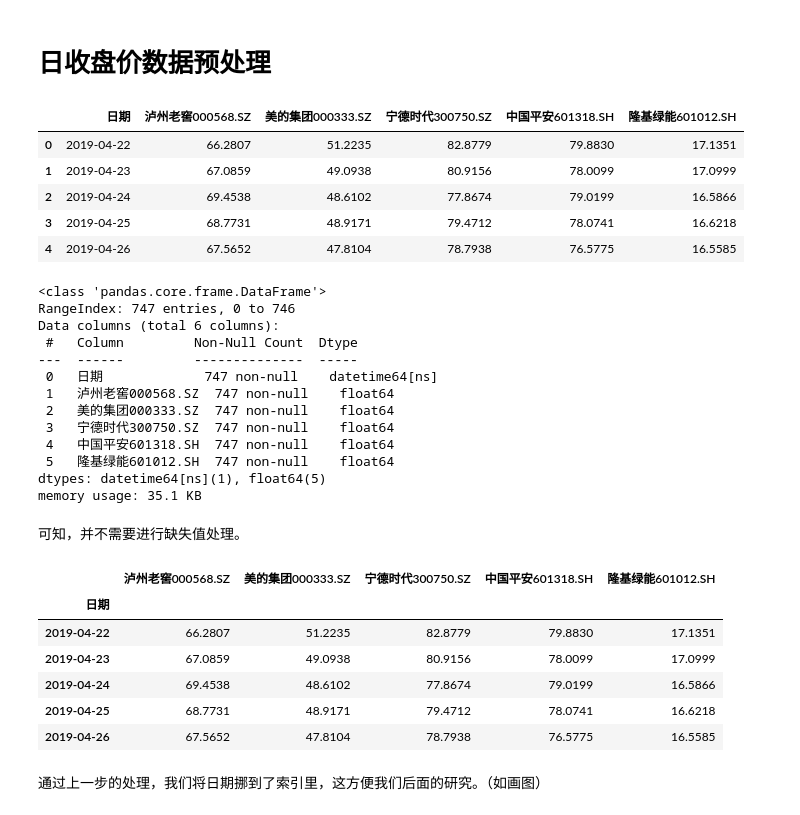
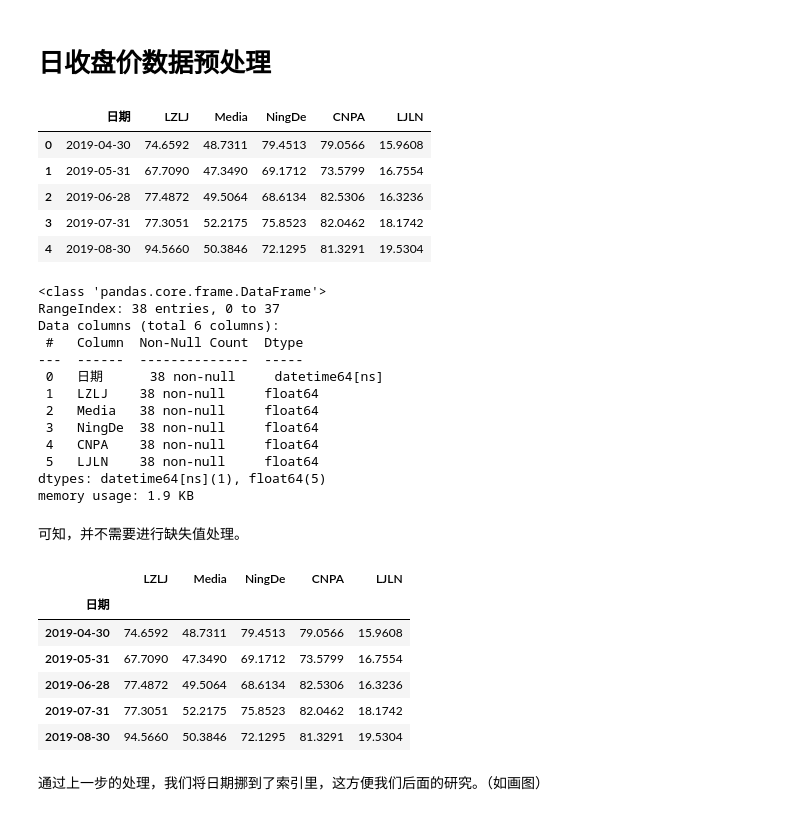
Before and after one commit to Monsoon007/Markowitz-Efficient-Frontier, a Jupyter notebook: 股票有效组合.ipynb, the cells around one changed output. Drawn from its saved outputs; the diff is of its cells as text; code cells hidden in the pictures.

```diff
--- a/股票有效组合.ipynb
+++ b/股票有效组合.ipynb
@@ -9,31 +10,31 @@ import numpy as np
 # %%
-stocks_daily_price = pd.read_excel('五只股票前复权收盘价数据.xlsx')
+stocks_daily_price = pd.read_excel('月度数据.xlsx')
 
 stocks_daily_price.head()
 # stocks_daily_price.columns
 # %% [output]
-|  | 日期 | 泸州老窖000568.SZ | 美的集团000333.SZ | 宁德时代300750.SZ | 中国平安601318.SH | 隆基绿能601012.SH |
-| 0 | 2019-04-22 | 66.2807 | 51.2235 | 82.8779 | 79.8830 | 17.1351 |
-| 1 | 2019-04-23 | 67.0859 | 49.0938 | 80.9156 | 78.0099 | 17.0999 |
-| 2 | 2019-04-24 | 69.4538 | 48.6102 | 77.8674 | 79.0199 | 16.5866 |
-| 3 | 2019-04-25 | 68.7731 | 48.9171 | 79.4712 | 78.0741 | 16.6218 |
-| 4 | 2019-04-26 | 67.5652 | 47.8104 | 78.7938 | 76.5775 | 16.5585 |
+|  | 日期 | LZLJ | Media | NingDe | CNPA | LJLN |
+| 0 | 2019-04-30 | 74.6592 | 48.7311 | 79.4513 | 79.0566 | 15.9608 |
+| 1 | 2019-05-31 | 67.7090 | 47.3490 | 69.1712 | 73.5799 | 16.7554 |
+| 2 | 2019-06-28 | 77.4872 | 49.5064 | 68.6134 | 82.5306 | 16.3236 |
+| 3 | 2019-07-31 | 77.3051 | 52.2175 | 75.8523 | 82.0462 | 18.1742 |
+| 4 | 2019-08-30 | 94.5660 | 50.3846 | 72.1295 | 81.3291 | 19.5304 |
 # %%
 stocks_daily_price.info()
 # %% [output]
 <class 'pandas.core.frame.DataFrame'>
-RangeIndex: 747 entries, 0 to 746
+RangeIndex: 38 entries, 0 to 37
 Data columns (total 6 columns):
- #   Column         Non-Null Count  Dtype
----  ------         --------------  -----
- 0   日期             747 non-null    datetime64[ns]
- 1   泸州老窖000568.SZ  747 non-null    float64
- 2   美的集团000333.SZ  747 non-null    float64
- 3   宁德时代300750.SZ  747 non-null    float64
- 4   中国平安601318.SH  747 non-null    float64
- 5   隆基绿能601012.SH  747 non-null    float64
+ #   Column  Non-Null Count  Dtype
+---  ------  --------------  -----
+ 0   日期      38 non-null     datetime64[ns]
+ 1   LZLJ    38 non-null     float64
+ 2   Media   38 non-null     float64
+ 3   NingDe  38 non-null     float64
+ 4   CNPA    38 non-null     float64
+ 5   LJLN    38 non-null     float64
 dtypes: datetime64[ns](1), float64(5)
-memory usage: 35.1 KB
+memory usage: 1.9 KB
 # %% [markdown]
 可知，并不需要进行缺失值处理。
 # %%
@@ -43,13 +44,13 @@ stocks_daily_price.drop(labels=['日期'],axis=1,inplace=True)
 
 stocks_daily_price.head()
 # %% [output]
-|  | 泸州老窖000568.SZ | 美的集团000333.SZ | 宁德时代300750.SZ | 中国平安601318.SH | 隆基绿能601012.SH |
+|  | LZLJ | Media | NingDe | CNPA | LJLN |
 | 日期 |  |  |  |  |  |
-| 2019-04-22 | 66.2807 | 51.2235 | 82.8779 | 79.8830 | 17.1351 |
-| 2019-04-23 | 67.0859 | 49.0938 | 80.9156 | 78.0099 | 17.0999 |
-| 2019-04-24 | 69.4538 | 48.6102 | 77.8674 | 79.0199 | 16.5866 |
-| 2019-04-25 | 68.7731 | 48.9171 | 79.4712 | 78.0741 | 16.6218 |
-| 2019-04-26 | 67.5652 | 47.8104 | 78.7938 | 76.5775 | 16.5585 |
+| 2019-04-30 | 74.6592 | 48.7311 | 79.4513 | 79.0566 | 15.9608 |
+| 2019-05-31 | 67.7090 | 47.3490 | 69.1712 | 73.5799 | 16.7554 |
+| 2019-06-28 | 77.4872 | 49.5064 | 68.6134 | 82.5306 | 16.3236 |
+| 2019-07-31 | 77.3051 | 52.2175 | 75.8523 | 82.0462 | 18.1742 |
+| 2019-08-30 | 94.5660 | 50.3846 | 72.1295 | 81.3291 | 19.5304 |
 # %% [markdown]
 通过上一步的处理，我们将日期挪到了索引里，这方便我们后面的研究。（如画图）
 # %% [markdown]
```
Also changed, not shown: parts of 11 cells of this notebook, 8 other files.
